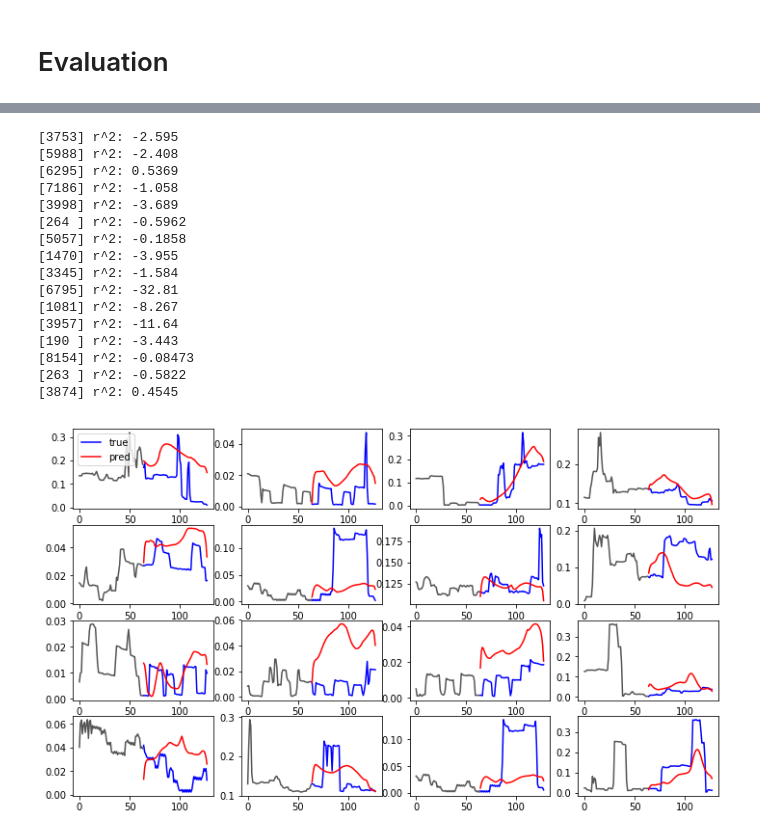
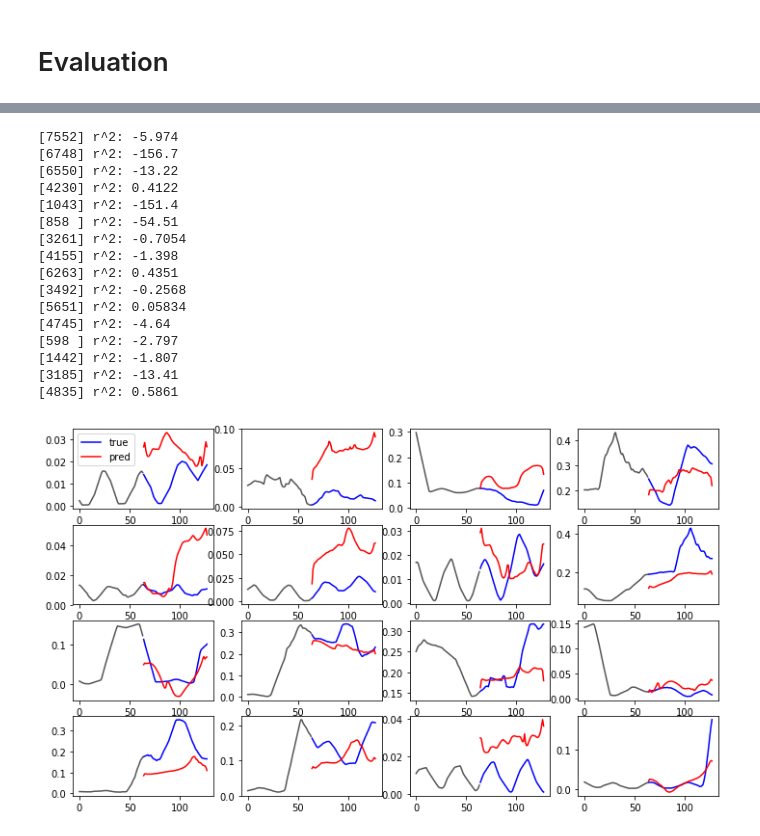
Before and after one commit to AndersonJo/hybrid-lstm, a Jupyter notebook: 02 Stacked Bidirectional LSTM.ipynb, the cells around one changed output, grey strips where cells are left out. Saved outputs shown, nothing was run; the diff lists cells and outputs as text; code cells hidden in the pictures.

```diff
--- a/02 Stacked Bidirectional LSTM.ipynb
+++ b/02 Stacked Bidirectional LSTM.ipynb
@@ -31,14 +32,31 @@ Using TensorFlow backend.
 # %% [markdown]
 # Configuration
 # %%
-SEQUENCE_SIZE = 32
+SEQUENCE_SIZE = 64
 BATCH_SIZE = 1024
 # %% [markdown]
 # Data
 # %%
 dataset = load_household_power_consumption(hour_one_hot=True)
+dataset['active_power'] = dataset['active_power'].rolling(window=16).mean()
+dataset['active_power_diff1'] = dataset['active_power'].diff(-1)
+dataset['active_power_diff2'] = dataset['active_power'].diff(-2)
+dataset['active_power_diff3'] = dataset['active_power'].diff(-3)
+dataset['active_power_diff4'] = dataset['active_power'].diff(-4)
+dataset['active_power_diff5'] = dataset['active_power'].diff(-5)
+
+dataset['active_power2'] = dataset['active_power']**2
+dataset['active_power3'] = dataset['active_power']**3
+dataset['active_power4'] = dataset['active_power']**4
+dataset['active_power5'] = dataset['active_power']**5
+dataset['active_power6'] = dataset['active_power']**6
+dataset['active_power7'] = dataset['active_power']**7
+dataset['active_power8'] = dataset['active_power']**8
+dataset['active_power9'] = dataset['active_power']**9
+dataset = dataset.dropna()
+
 data_x, data_y = split_x_y(dataset, SEQUENCE_SIZE)
-diff_x, diff_y = split_x_y(calculate_diffs(dataset), SEQUENCE_SIZE)
+diff_x, diff_y = split_x_y(calculate_datetime_diffs(dataset), SEQUENCE_SIZE)
 
 data_x = MinMaxScaler().fit_transform(data_x)
 data_y = MinMaxScaler().fit_transform(data_y)
@@ -47,6 +65,9 @@ train_x, train_y, test_x, test_y = split_train_test(
     to_timeseries(data_x, diff_x, t=SEQUENCE_SIZE),
     to_timeseries(data_y, diff_y, t=SEQUENCE_SIZE),
     train_ratio=0.8)
+
+# train_y = pad_sequences(train_y, maxlen=32, truncating='post', dtype='float32')[0]
+# test_y = pad_sequences(test_y, maxlen=32, truncating='post', dtype='float32')[0]
 
 display(dataset[['active_power', 'reactive_power', 'voltage', 'intensity', 'sub1',
                  'sub2', 'sub3', 'h_0', 'h_1', 'h_23']].head())
@@ -120,8 +141,8 @@ def r2(y_true, y_pred):
 def create_model(l1=64, l2=64, n_input=31):
     np.random.seed(0)
     model = Sequential()
-    model.add(Bidirectional(LSTM(l1, return_sequences=True), input_shape=(SEQUENCE_SIZE, n_input)))
-    model.add(Bidirectional(LSTM(l1, return_sequences=True)))
+    model.add(Bidirectional(GRU(l1, return_sequences=True), input_shape=(SEQUENCE_SIZE, n_input)))
+    model.add(Bidirectional(GRU(l1, return_sequences=True)))
     model.add(Dense(1))
     model.compile(loss='mean_squared_error', optimizer='adam', metrics=['accuracy', r2])
     return model
@@ -133,9 +154,9 @@ SVG(model_to_dot(model, show_shapes=True).create(prog='dot', format='svg'))
 # %% [markdown]
 # Training
 # %%
-model = create_model(l1=256, l2=256, n_input=31)
+model = create_model(l1=256, l2=256, n_input=44)
 
 history = History()
-model.fit(train_x, train_y, epochs=50, batch_size=BATCH_SIZE, verbose=2,
+model.fit(train_x, train_y, epochs=12, batch_size=BATCH_SIZE, verbose=2,
           validation_data=(test_x, test_y), callbacks=[history])
 # %% [output]
@@ -172,20 +194,20 @@ r2: -0.111973893677221
 # %%
-vis_evaluate(model, test_x, test_y, batch=2048)
+vis_evaluate(model, test_x, test_y, batch=BATCH_SIZE)
 # %% [output]
-[3753] r^2: -2.595
-[5988] r^2: -2.408
-[6295] r^2: 0.5369
-[7186] r^2: -1.058
-[3998] r^2: -3.689
-[264 ] r^2: -0.5962
-[5057] r^2: -0.1858
-[1470] r^2: -3.955
-[3345] r^2: -1.584
-[6795] r^2: -32.81
-[1081] r^2: -8.267
-[3957] r^2: -11.64
-[190 ] r^2: -3.443
-[8154] r^2: -0.08473
-[263 ] r^2: -0.5822
-[3874] r^2: 0.4545
+[7552] r^2: -5.974
+[6748] r^2: -156.7
+[6550] r^2: -13.22
+[4230] r^2: 0.4122
+[1043] r^2: -151.4
+[858 ] r^2: -54.51
+[3261] r^2: -0.7054
+[4155] r^2: -1.398
+[6263] r^2: 0.4351
+[3492] r^2: -0.2568
+[5651] r^2: 0.05834
+[4745] r^2: -4.64
+[598 ] r^2: -2.797
+[1442] r^2: -1.807
+[3185] r^2: -13.41
+[4835] r^2: 0.5861
-[figure, old version]
+[figure, new version]
```
Also changed, not shown: parts of 5 cells of this notebook, 2 other files.
